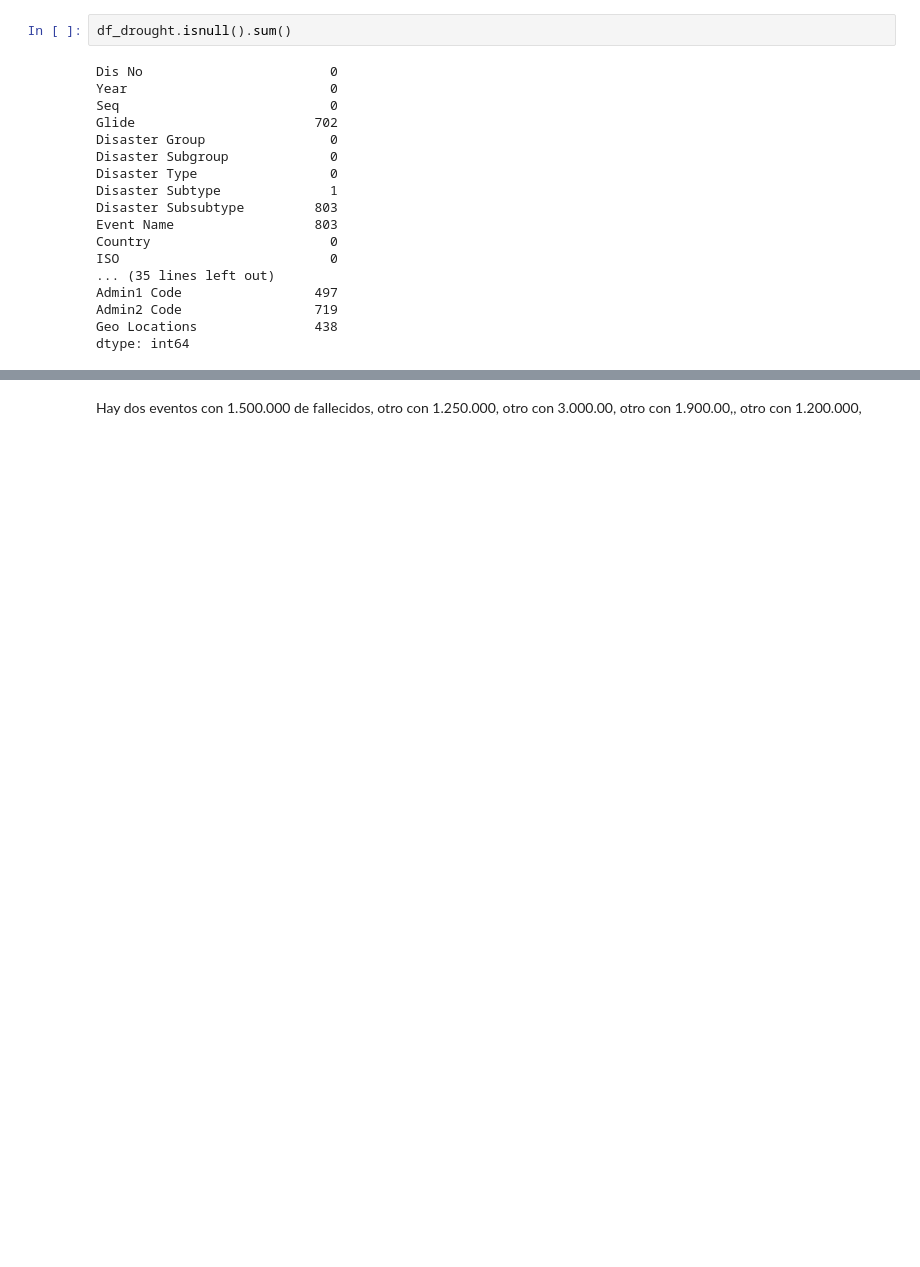
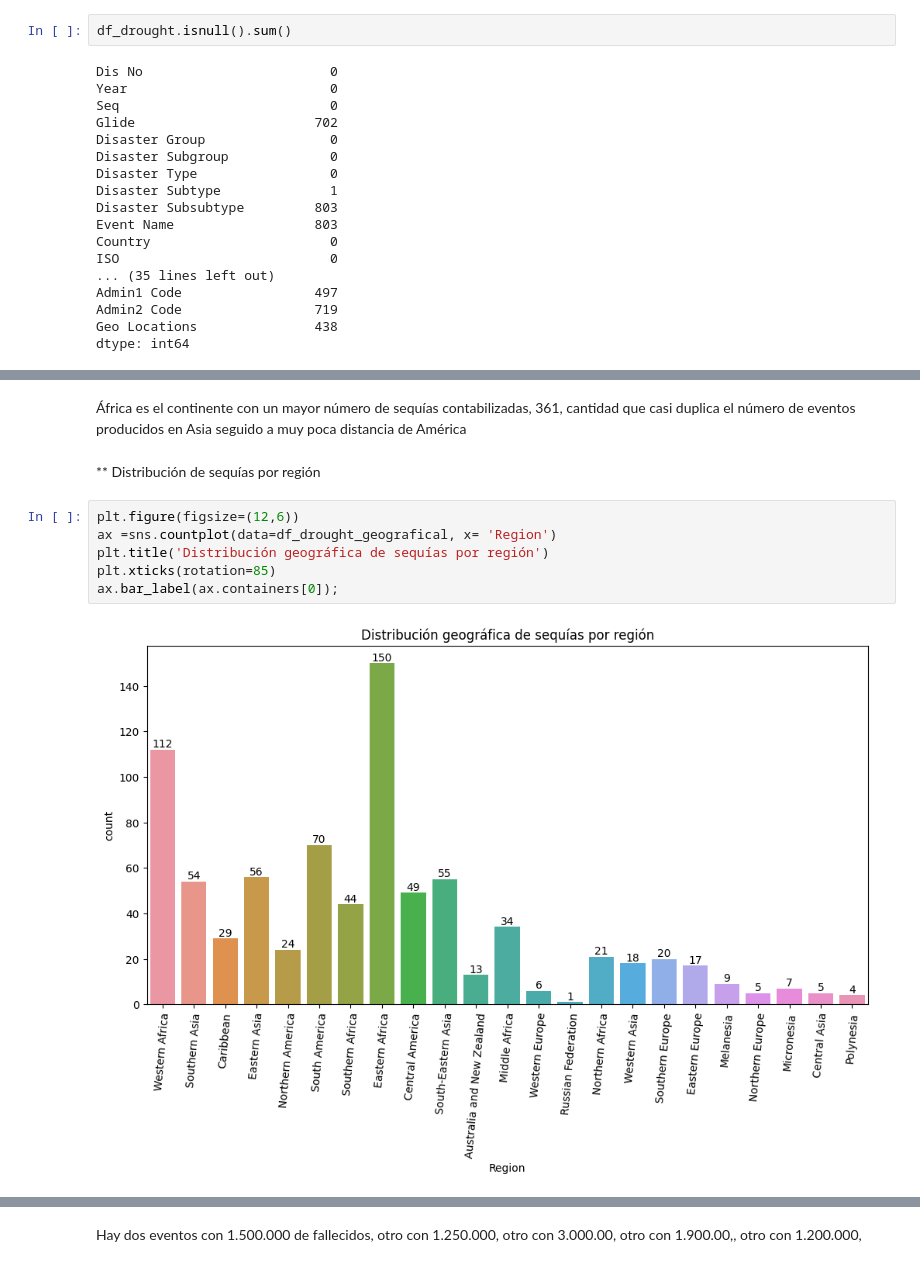
Before and after one commit to AleDataAnalyst/grupo2_desastresnaturales, a Jupyter notebook: Notebooks/01LimpiarDatos/01_Ele_drought.ipynb, the cells around one changed output, grey strips where cells are left out. Saved outputs shown, nothing was run; the diff lists cells and outputs as text; blank space fills up the shorter version.

```diff
--- a/Notebooks/01LimpiarDatos/01_Ele_drought.ipynb
+++ b/Notebooks/01LimpiarDatos/01_Ele_drought.ipynb
@@ -58,0 +249,12 @@ dtype: int64
+# %% [markdown]
+África es el continente con un mayor número de sequías contabilizadas, 361, cantidad que casi duplica el número de eventos producidos en Asia seguido a muy poca distancia de América
+# %% [markdown]
+** Distribución de sequías por región
+# %%
+plt.figure(figsize=(12,6))
+ax =sns.countplot(data=df_drought_geografical, x= 'Region')
+plt.title('Distribución geográfica de sequías por región')
+plt.xticks(rotation=85)
+ax.bar_label(ax.containers[0]);
+# %% [output]
+[figure, added]
```
Also changed, not shown: parts of 61 cells of this notebook.
